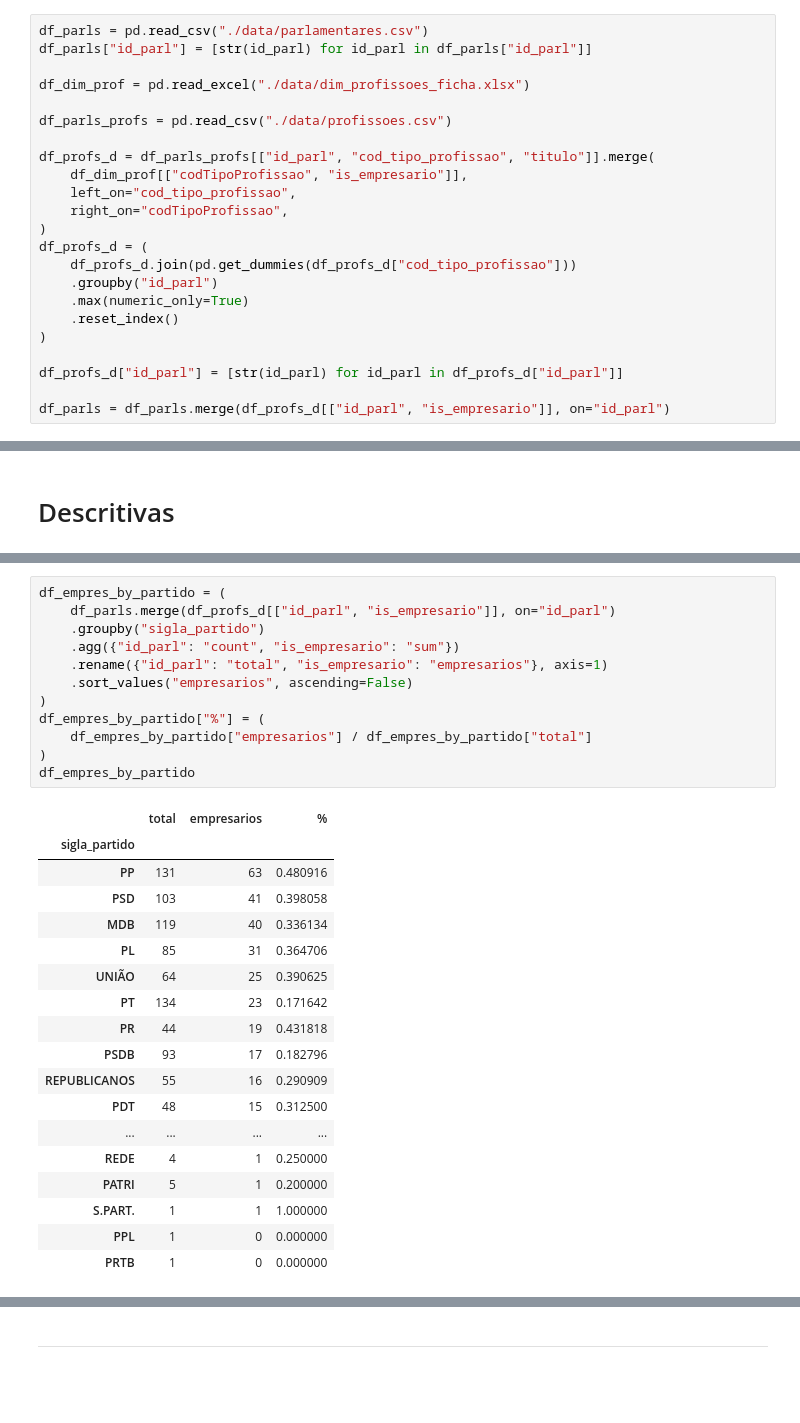
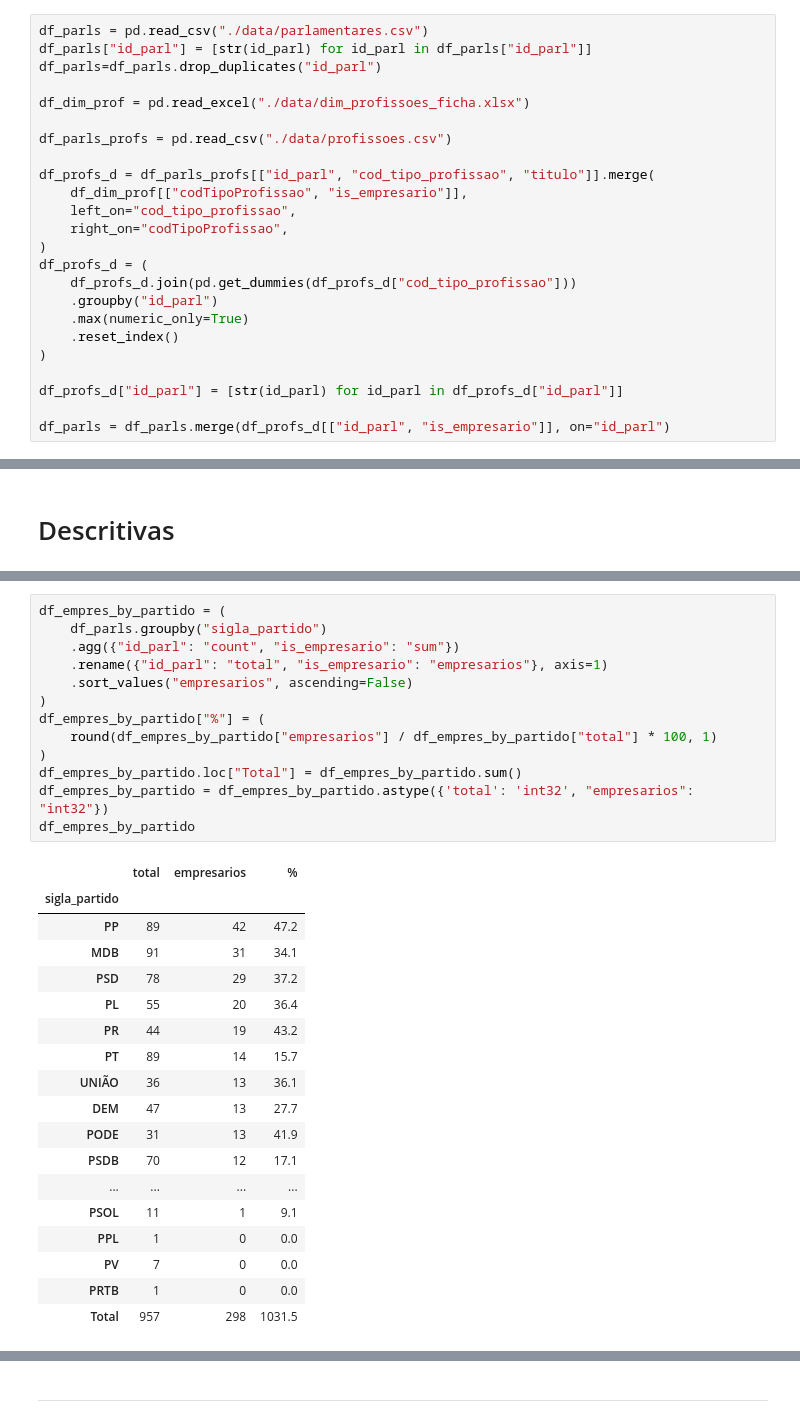
Before and after one commit to AcacioTelechi/artigo-empresarios, a Jupyter notebook: analyze_data_v3.ipynb, the cells around one changed output, grey strips where cells are left out. Cells and saved outputs as stored; diff of their text form; blank space fills up the shorter version.

```diff
--- a/analyze_data_v3.ipynb
+++ b/analyze_data_v3.ipynb
@@ -21,6 +22,7 @@ projs
 # %%
 df_parls = pd.read_csv("./data/parlamentares.csv")
 df_parls["id_parl"] = [str(id_parl) for id_parl in df_parls["id_parl"]]
+df_parls=df_parls.drop_duplicates("id_parl")
 
 df_dim_prof = pd.read_excel("./data/dim_profissoes_ficha.xlsx")
 
@@ -107,31 +152,32 @@ df_parls_gov = df_parls_gov[
 # %%
 df_empres_by_partido = (
-    df_parls.merge(df_profs_d[["id_parl", "is_empresario"]], on="id_parl")
-    .groupby("sigla_partido")
+    df_parls.groupby("sigla_partido")
     .agg({"id_parl": "count", "is_empresario": "sum"})
     .rename({"id_parl": "total", "is_empresario": "empresarios"}, axis=1)
     .sort_values("empresarios", ascending=False)
 )
 df_empres_by_partido["%"] = (
-    df_empres_by_partido["empresarios"] / df_empres_by_partido["total"]
+    round(df_empres_by_partido["empresarios"] / df_empres_by_partido["total"] * 100, 1)
 )
+df_empres_by_partido.loc["Total"] = df_empres_by_partido.sum()
+df_empres_by_partido = df_empres_by_partido.astype({'total': 'int32', "empresarios": "int32"})
 df_empres_by_partido
 # %% [output]
 |  | total | empresarios | % |
 | sigla_partido |  |  |  |
-| PP | 131 | 63 | 0.480916 |
-| PSD | 103 | 41 | 0.398058 |
-| MDB | 119 | 40 | 0.336134 |
-| PL | 85 | 31 | 0.364706 |
-| UNIÃO | 64 | 25 | 0.390625 |
-| PT | 134 | 23 | 0.171642 |
-| PR | 44 | 19 | 0.431818 |
-| PSDB | 93 | 17 | 0.182796 |
-| REPUBLICANOS | 55 | 16 | 0.290909 |
-| PDT | 48 | 15 | 0.312500 |
+| PP | 89 | 42 | 47.2 |
+| MDB | 91 | 31 | 34.1 |
+| PSD | 78 | 29 | 37.2 |
+| PL | 55 | 20 | 36.4 |
+| PR | 44 | 19 | 43.2 |
+| PT | 89 | 14 | 15.7 |
+| UNIÃO | 36 | 13 | 36.1 |
+| DEM | 47 | 13 | 27.7 |
+| PODE | 31 | 13 | 41.9 |
+| PSDB | 70 | 12 | 17.1 |
 | ... | ... | ... | ... |
-| REDE | 4 | 1 | 0.250000 |
-| PATRI | 5 | 1 | 0.200000 |
-| S.PART. | 1 | 1 | 1.000000 |
-| PPL | 1 | 0 | 0.000000 |
-| PRTB | 1 | 0 | 0.000000 |
+| PSOL | 11 | 1 | 9.1 |
+| PPL | 1 | 0 | 0.0 |
+| PV | 7 | 0 | 0.0 |
+| PRTB | 1 | 0 | 0.0 |
+| Total | 957 | 298 | 1031.5 |
```
Also changed, not shown: parts of 15 cells of this notebook.
